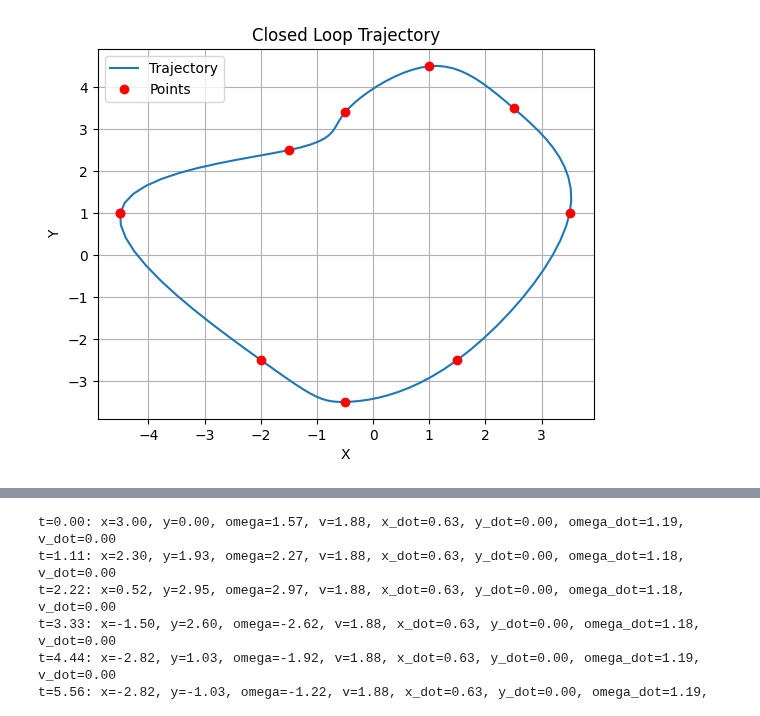
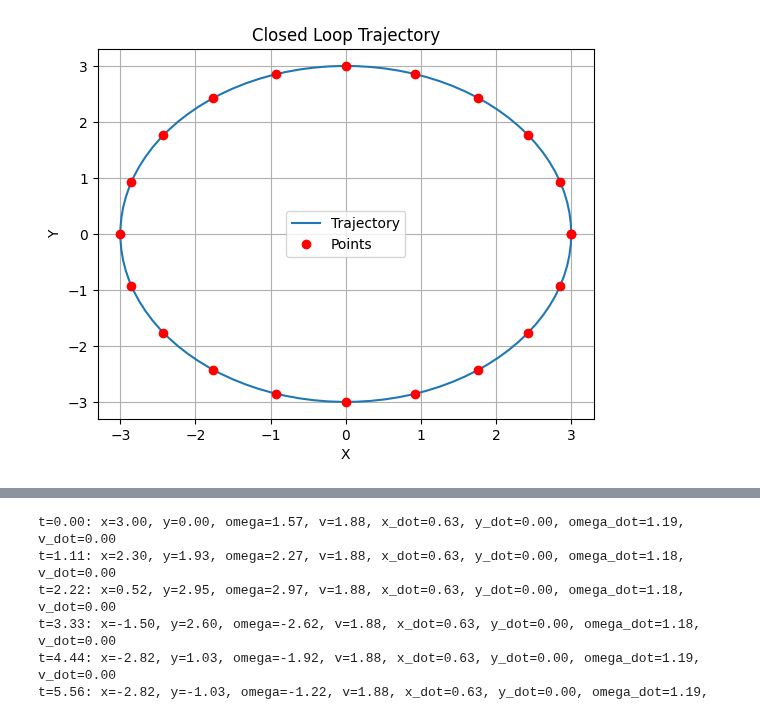
Before and after one commit to jprogrammer13/drp_course_2023, a Jupyter notebook: notebooks/trajectory_generator.ipynb, the cells around one changed output, grey strips where cells are left out. Cells and saved outputs as stored; diff of their text form; code cells hidden in the pictures.

```diff
--- a/notebooks/trajectory_generator.ipynb
+++ b/notebooks/trajectory_generator.ipynb
@@ -81,21 +81,21 @@ def generate_circle_viapoints(radius, num_points):
     return viapoints
 # %%
 # Example usage:
-viapoints = np.array([[-4.5,  1.],
-                       [-2., -2.5],
-                       [-0.5, -3.5],
-                       [1.5, -2.5],
-                       [3.5,  1.],
-                       [2.5,  3.5],
-                       [1.,  4.5],
-                       [-0.5,  3.4],
-                       [-1.5,  2.5]])
+# viapoints = np.array([[-4.5,  1.],
+#                        [-2., -2.5],
+#                        [-0.5, -3.5],
+#                        [1.5, -2.5],
+#                        [3.5,  1.],
+#                        [2.5,  3.5],
+#                        [1.,  4.5],
+#                        [-0.5,  3.4],
+#                        [-1.5,  2.5]])
 
-# viapoints = generate_circle_viapoints(3, 20)
+viapoints = generate_circle_viapoints(3, 20)
 
 
 t_tot = 10
 trajectory = LoopTrajectory(viapoints, t_tot)
 trajectory.plot_trajectory()
 # %% [output]
-[figure, old version]
+[figure, new version]
```
Also changed, not shown: parts of 1 cell of this notebook, 3 other files.
